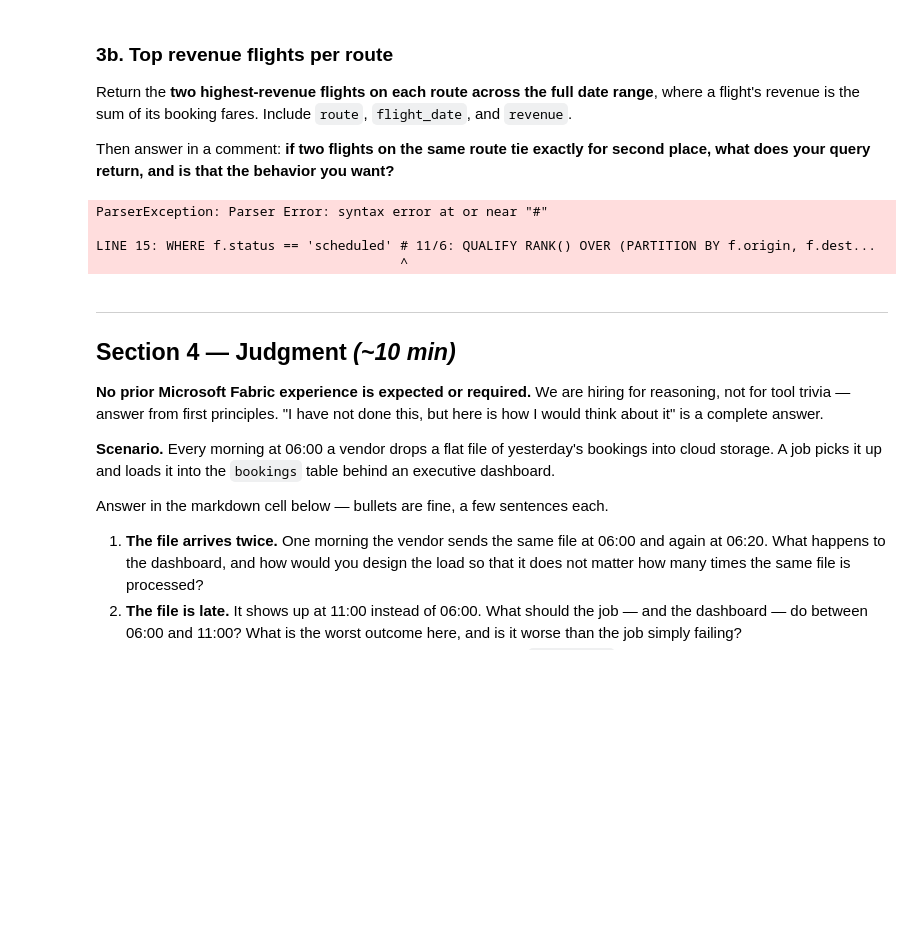
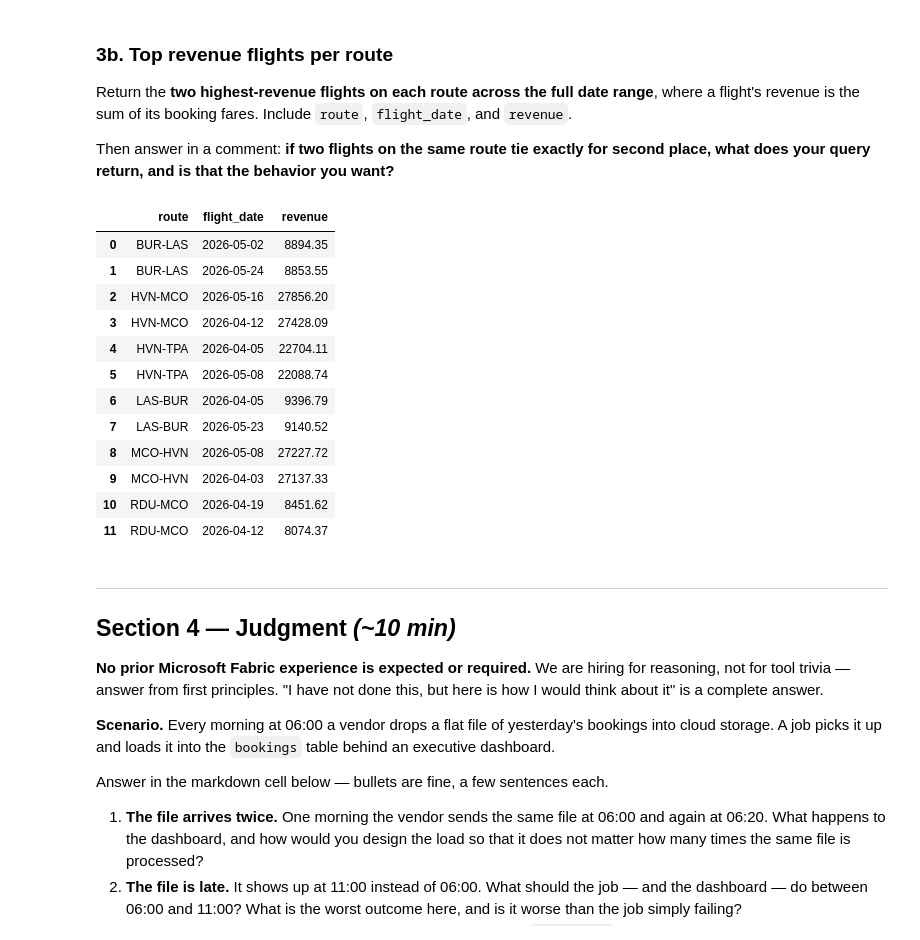
Before and after one commit to KforKelvin/Avelo_Assement, a Jupyter notebook: avelo_de_screen.ipynb, the cells around one changed output. Saved outputs shown, nothing was run; the diff lists cells and outputs as text; code cells hidden in the pictures; blank space fills up the shorter version.

```diff
--- a/avelo_de_screen.ipynb
+++ b/avelo_de_screen.ipynb
@@ -412,44 +415,79 @@ booking fares. Include `route`, `flight_date`, and `revenue`.
 Then answer in a comment: **if two flights on the same route tie exactly for second place, what does
 your query return, and is that the behavior you want?**
 # %%
+## 11/7:
+## I read the question wrong, I am supposed to get 12 rows instead of 2 because the question is asking for top 2 revenues each route
+## I've also missed 2 other columns flight_date and revenue
+## my query is close, I just need to do this for each route, so the right fix will be
+## using QUALIFY, RANK(), OVER, PARTITION BY
+
+# q("""
+# WITH flight_revenue AS (
+#     SELECT flight_id, SUM(fare_usd) AS revenue
+#     FROM bookings
+#     GROUP BY flight_id
+# )
+# SELECT
+
+#     f.origin || '-' || f.dest AS route
+
+# FROM flights f
+# INNER JOIN flight_revenue r on f.flight_id = r.flight_id
+
+# WHERE f.status == 'scheduled'
+# ORDER BY
+#     route, revenue DESC
+
+# LIMIT 2
+
+# """)
+## if two flights on the same route tie exactly for second place, what does your query return, and is that the behavior you want?
+## A tie is possible: a route has many flights (flight_ids), and revenue is a calculated sum.
+## My query will simply return 2 rows in total (LIMIT 2) with one of the tie route (since 2 rows look exactly the same), but they might have different flight_id
+## In terms of behavior, I will add other tie breakers like order by flight_date
+
+"""correction:"""
+
 q("""
-
 WITH flight_revenue AS (
     SELECT flight_id, SUM(fare_usd) AS revenue
     FROM bookings
     GROUP BY flight_id
 )
 SELECT
 
-    f.origin || '-' || f.dest AS route
+    f.origin || '-' || f.dest AS route,
+    f.flight_date,
+    r.revenue
 
 FROM flights f
 INNER JOIN flight_revenue r on f.flight_id = r.flight_id
 
-WHERE f.status == 'scheduled' # 11/6: QUALIFY RANK() OVER (PARTITION BY f.origin, f.dest ORDER BY r.revenue DESC) <= 2. (drop the LIMIT 2)
+WHERE f.status = 'scheduled'
 
-ORDER BY
-    route, revenue DESC
+QUALIFY RANK() OVER (
+    PARTITION BY f.origin, f.dest
+    ORDER BY r.revenue DESC
+) <= 2
 
-LIMIT 2
+ORDER BY route, revenue DESC
 
 """)
-## 11/4:
-## if two flights on the same route tie exactly for second place, what does your query return, and is that the behavior you want?
-## A tie is possible: a route has many flights (flight_ids), and revenue is a calculated sum.
-## My query will simply return 2 rows in total (LIMIT 2) with one of the tie route (since 2 rows look exactly the same), but they might have different flight_id
-## In terms of behavior, I will add other tie breakers like order by flight_date
-
-## 11/5:
-## I read the question wrong, I am supposed to get 12 rows instead of 2
-## because the question is asking for top 2 revenues each route
-## my query is close, I just need to do this for each route, so the right fix will be
-## using QUALIFY, RANK(), OVER, PARTITION BY
+## if 2 flights on the same route tie, that route will return 3 rows (1 rank 1, and  2 rank 2s), it is the behavior I want to see but we can build a tie-breaker
 # %% [output]
-ParserException: Parser Error: syntax error at or near "#"
-
-LINE 15: WHERE f.status == 'scheduled' # 11/6: QUALIFY RANK() OVER (PARTITION BY f.origin, f.dest...
-                                       ^
+|  | route | flight_date | revenue |
+| 0 | BUR-LAS | 2026-05-02 | 8894.35 |
+| 1 | BUR-LAS | 2026-05-24 | 8853.55 |
+| 2 | HVN-MCO | 2026-05-16 | 27856.20 |
+| 3 | HVN-MCO | 2026-04-12 | 27428.09 |
+| 4 | HVN-TPA | 2026-04-05 | 22704.11 |
+| 5 | HVN-TPA | 2026-05-08 | 22088.74 |
+| 6 | LAS-BUR | 2026-04-05 | 9396.79 |
+| 7 | LAS-BUR | 2026-05-23 | 9140.52 |
+| 8 | MCO-HVN | 2026-05-08 | 27227.72 |
+| 9 | MCO-HVN | 2026-04-03 | 27137.33 |
+| 10 | RDU-MCO | 2026-04-19 | 8451.62 |
+| 11 | RDU-MCO | 2026-04-12 | 8074.37 |
 # %% [markdown]
 ---
 ## Section 4 — Judgment  *(~10 min)*
```
Also changed, not shown: parts of 2 cells of this notebook.
